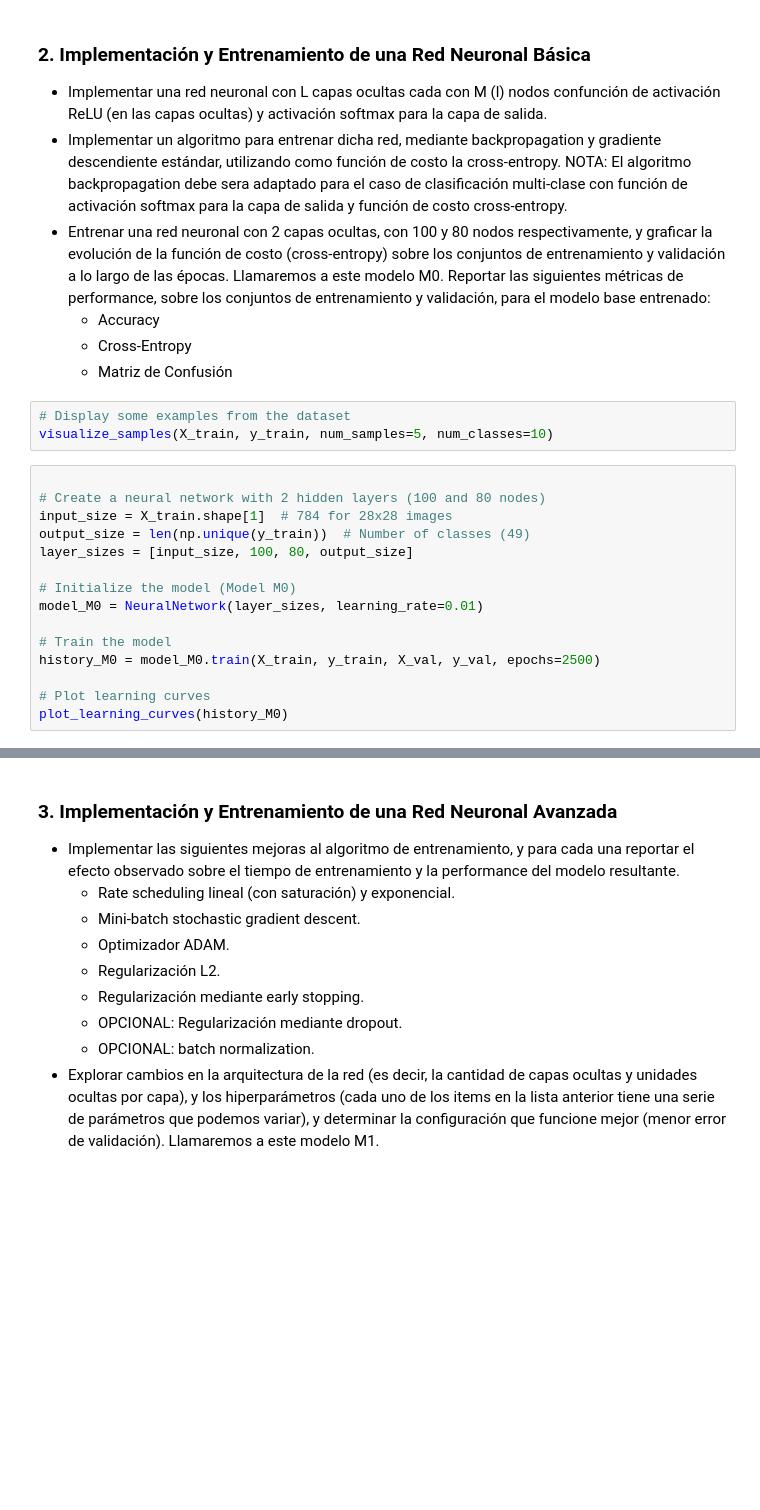
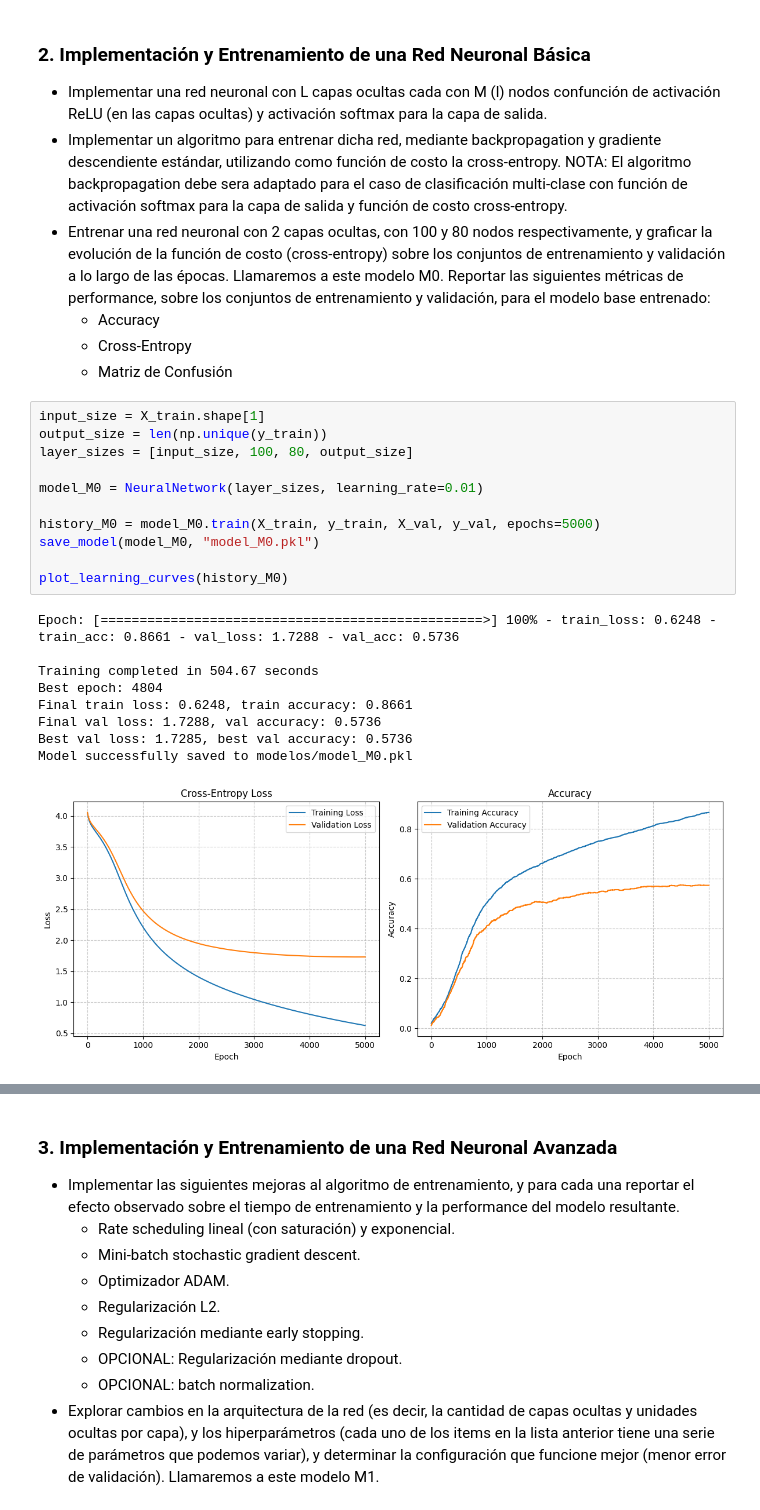
Before and after one commit to elianaostro/ML, a Jupyter notebook: Ostrovsky_Eliana_TP3/Ostrovsky_Eliana_Notebook_TP3.ipynb, the cells around one changed output, grey strips where cells are left out. Drawn from its saved outputs; the diff is of its cells as text; blank space fills up the shorter version.

```diff
--- a/Ostrovsky_Eliana_TP3/Ostrovsky_Eliana_Notebook_TP3.ipynb
+++ b/Ostrovsky_Eliana_TP3/Ostrovsky_Eliana_Notebook_TP3.ipynb
@@ -105,22 +94,25 @@ Reportar las siguientes métricas de performance, sobre los conjuntos de entrena
     - Accuracy
     - Cross-Entropy
     - Matriz de Confusión
-# %%
-# Display some examples from the dataset
-visualize_samples(X_train, y_train, num_samples=5, num_classes=10)
 # %%
-
-# Create a neural network with 2 hidden layers (100 and 80 nodes)
-input_size = X_train.shape[1]  # 784 for 28x28 images
-output_size = len(np.unique(y_train))  # Number of classes (49)
+input_size = X_train.shape[1]
+output_size = len(np.unique(y_train))
 layer_sizes = [input_size, 100, 80, output_size]
 
-# Initialize the model (Model M0)
 model_M0 = NeuralNetwork(layer_sizes, learning_rate=0.01)
 
-# Train the model
-history_M0 = model_M0.train(X_train, y_train, X_val, y_val, epochs=2500)
+history_M0 = model_M0.train(X_train, y_train, X_val, y_val, epochs=5000)
+save_model(model_M0, "model_M0.pkl")
 
-# Plot learning curves
 plot_learning_curves(history_M0)
+# %% [output]
+Epoch: [=================================================>] 100% - train_loss: 0.6248 - train_acc: 0.8661 - val_loss: 1.7288 - val_acc: 0.5736
+
+Training completed in 504.67 seconds
+Best epoch: 4804
+Final train loss: 0.6248, train accuracy: 0.8661
+Final val loss: 1.7288, val accuracy: 0.5736
+Best val loss: 1.7285, best val accuracy: 0.5736
+Model successfully saved to modelos/model_M0.pkl
+[figure, added]
 # %%
```
Also changed, not shown: parts of 38 cells of this notebook, 52 other files.
